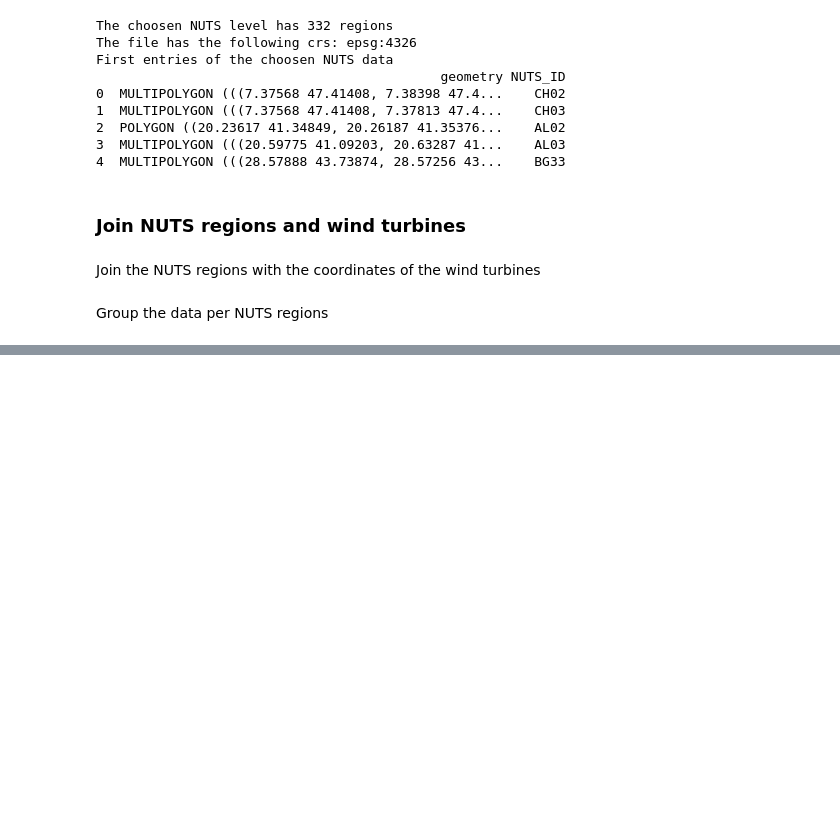
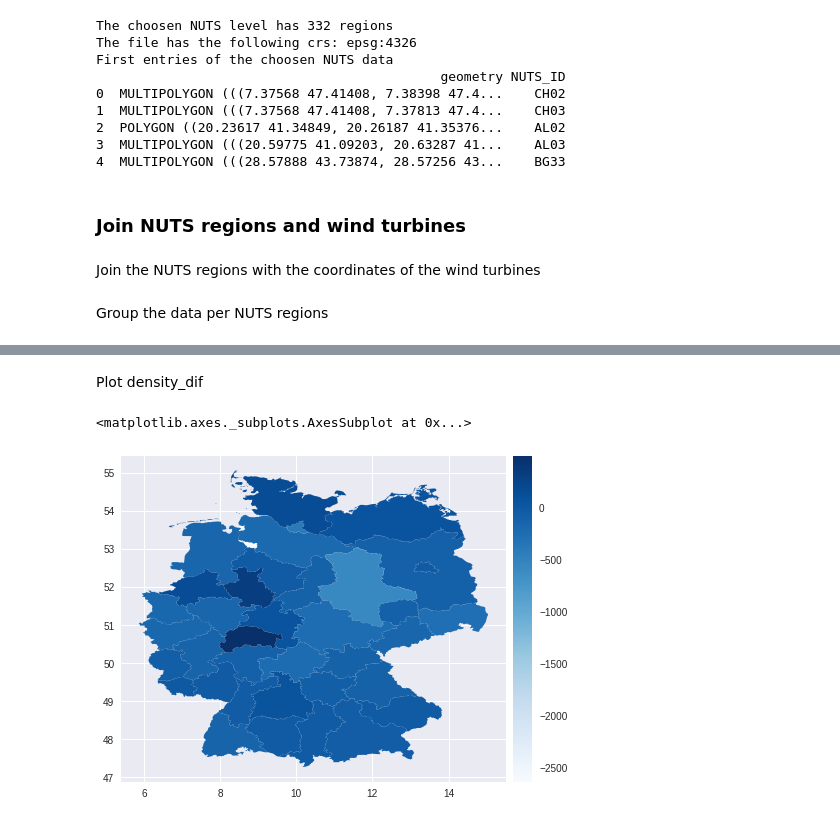
Before and after one commit to JanFrederickUnnewehr/wind_dataset_comparison, a Jupyter notebook: main.ipynb, the cells around one changed output, grey strips where cells are left out. Cells and saved outputs as stored; diff of their text form; code cells hidden in the pictures; blank space fills up the shorter version.

```diff
--- a/main.ipynb
+++ b/main.ipynb
@@ -569,0 +530,19 @@ Combine the two datasets
+# %% [markdown]
+Plot density_dif
+# %%
+from mpl_toolkits.axes_grid1 import make_axes_locatable
+
+fig, ax = plt.subplots(1, 1)
+
+divider = make_axes_locatable(ax)
+
+cax = divider.append_axes("right", size="5%", pad=0.1)
+
+Data_join.plot(column='Density_dif',
+               ax=ax,
+               cax=cax,
+               legend=True,
+               cmap='Blues')
+# %% [output]
+<matplotlib.axes._subplots.AxesSubplot at 0x...>
+[figure, added]
```
Also changed, not shown: parts of 68 cells of this notebook, 1 other file.
